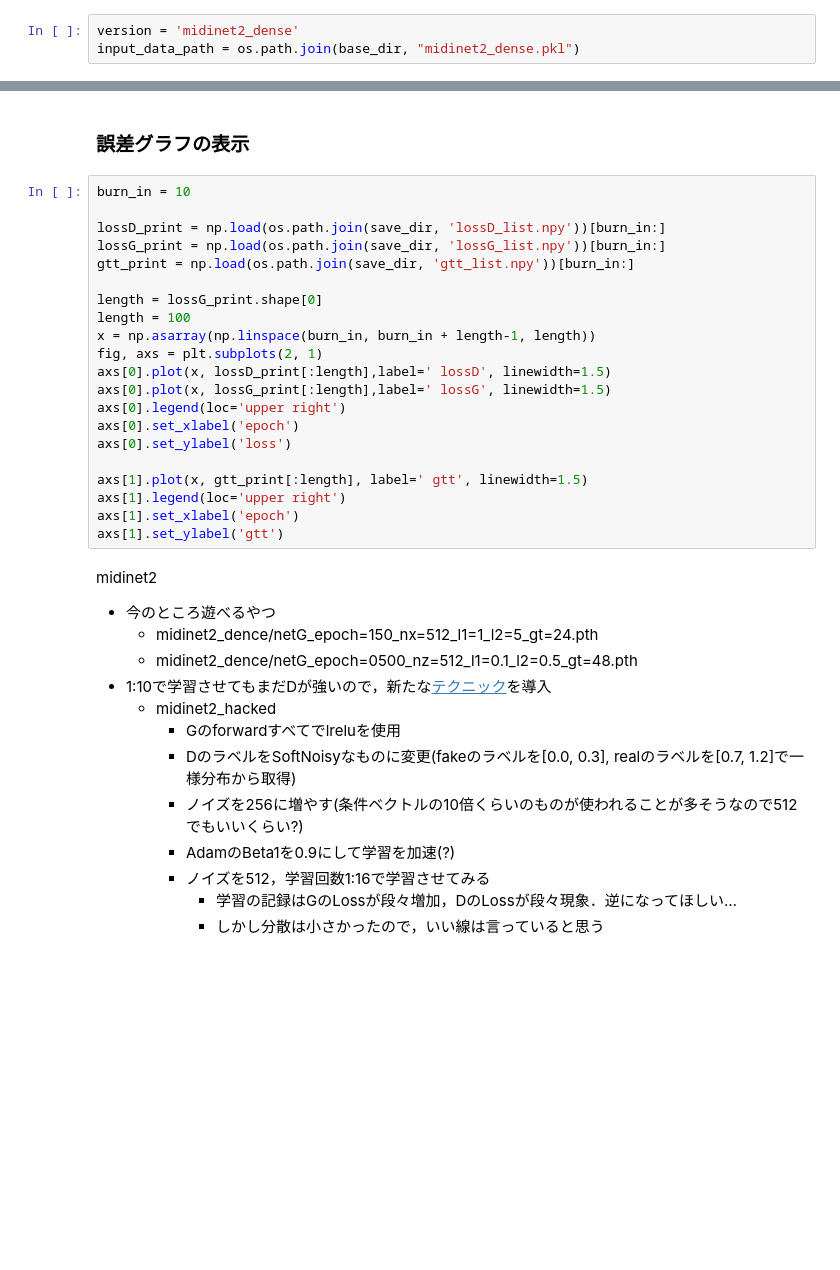
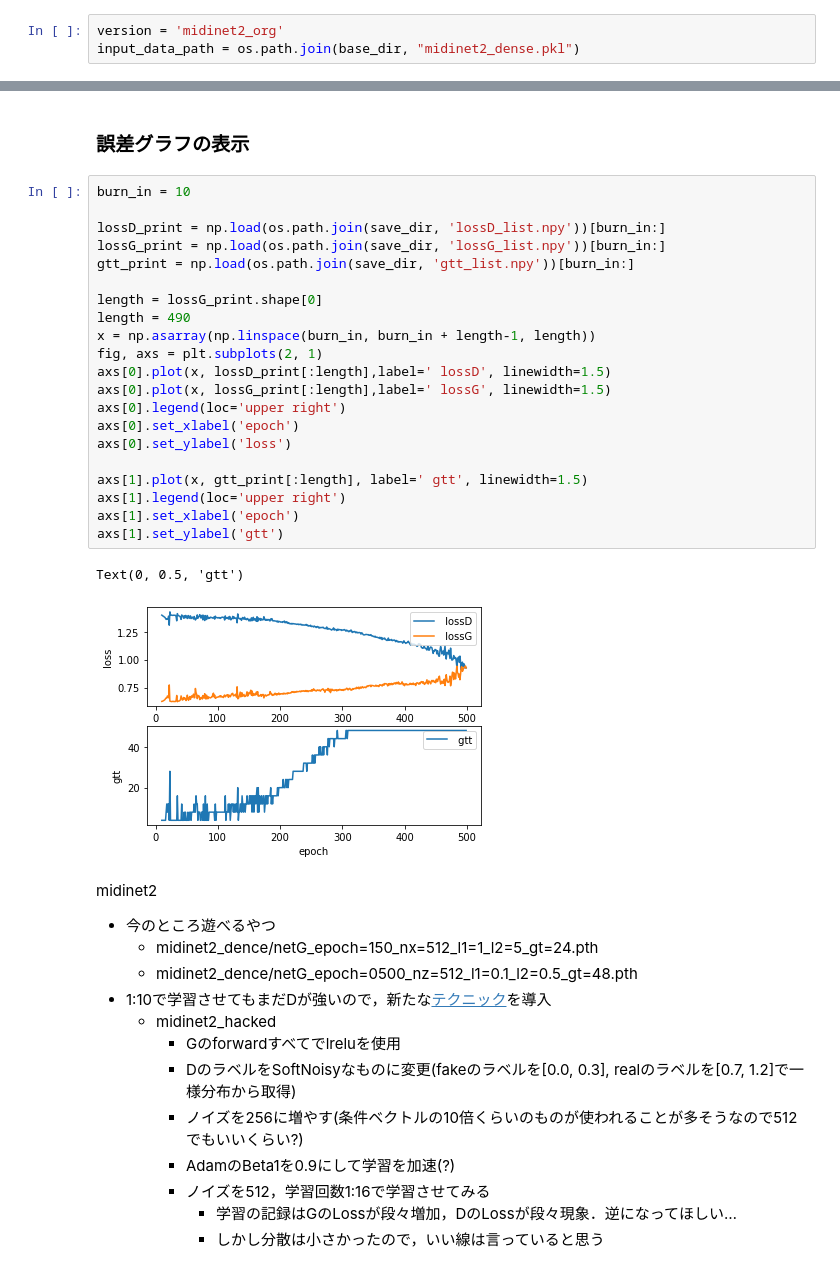
Before and after one commit to fuurin/midinet-followup, a Jupyter notebook: midinet2_learning.ipynb, the cells around one changed output, grey strips where cells are left out. Drawn from its saved outputs; the diff is of its cells as text; blank space fills up the shorter version.

```diff
--- a/midinet2_learning.ipynb
+++ b/midinet2_learning.ipynb
@@ -319,7 +334,7 @@ class Discriminator(nn.Module):
 
         return h4_sigmoid, h4, fm
 # %%
-version = 'midinet2_dense'
+version = 'midinet2_org'
 input_data_path = os.path.join(base_dir, "midinet2_dense.pkl")
 # %%
 save_dir = os.path.join(output_dir, version)
@@ -555,24 +594,27 @@ ax.imshow(img)
 # %%
 burn_in = 10
 
 lossD_print = np.load(os.path.join(save_dir, 'lossD_list.npy'))[burn_in:]
 lossG_print = np.load(os.path.join(save_dir, 'lossG_list.npy'))[burn_in:]
 gtt_print = np.load(os.path.join(save_dir, 'gtt_list.npy'))[burn_in:]
 
 length = lossG_print.shape[0]
-length = 100
+length = 490
 x = np.asarray(np.linspace(burn_in, burn_in + length-1, length))
 fig, axs = plt.subplots(2, 1)
 axs[0].plot(x, lossD_print[:length],label=' lossD', linewidth=1.5)
 axs[0].plot(x, lossG_print[:length],label=' lossG', linewidth=1.5)
 axs[0].legend(loc='upper right')
 axs[0].set_xlabel('epoch')
 axs[0].set_ylabel('loss')
 
 axs[1].plot(x, gtt_print[:length], label=' gtt', linewidth=1.5)
 axs[1].legend(loc='upper right')
 axs[1].set_xlabel('epoch')
 axs[1].set_ylabel('gtt')
+# %% [output]
+Text(0, 0.5, 'gtt')
+[figure, added]
 # %% [markdown]
 midinet2
 - 今のところ遊べるやつ
```
Also changed, not shown: parts of 13 cells of this notebook, 5 other files.
